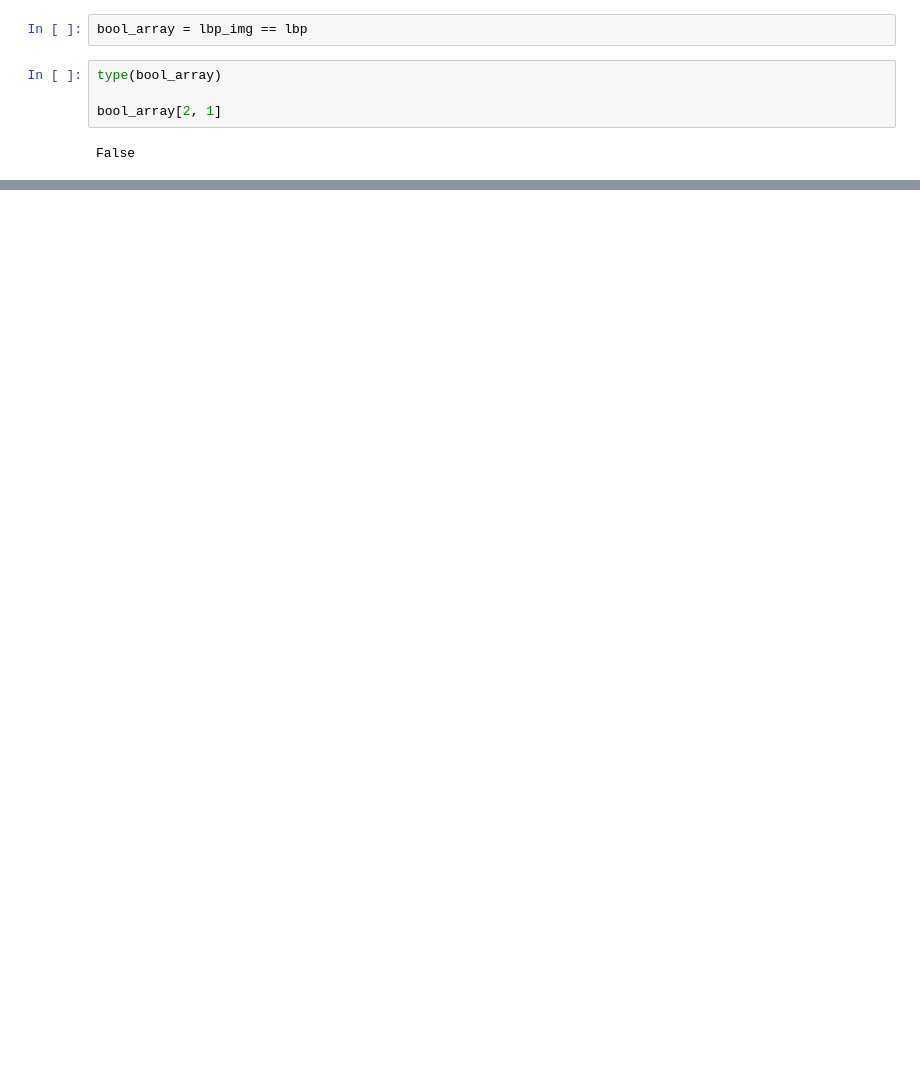
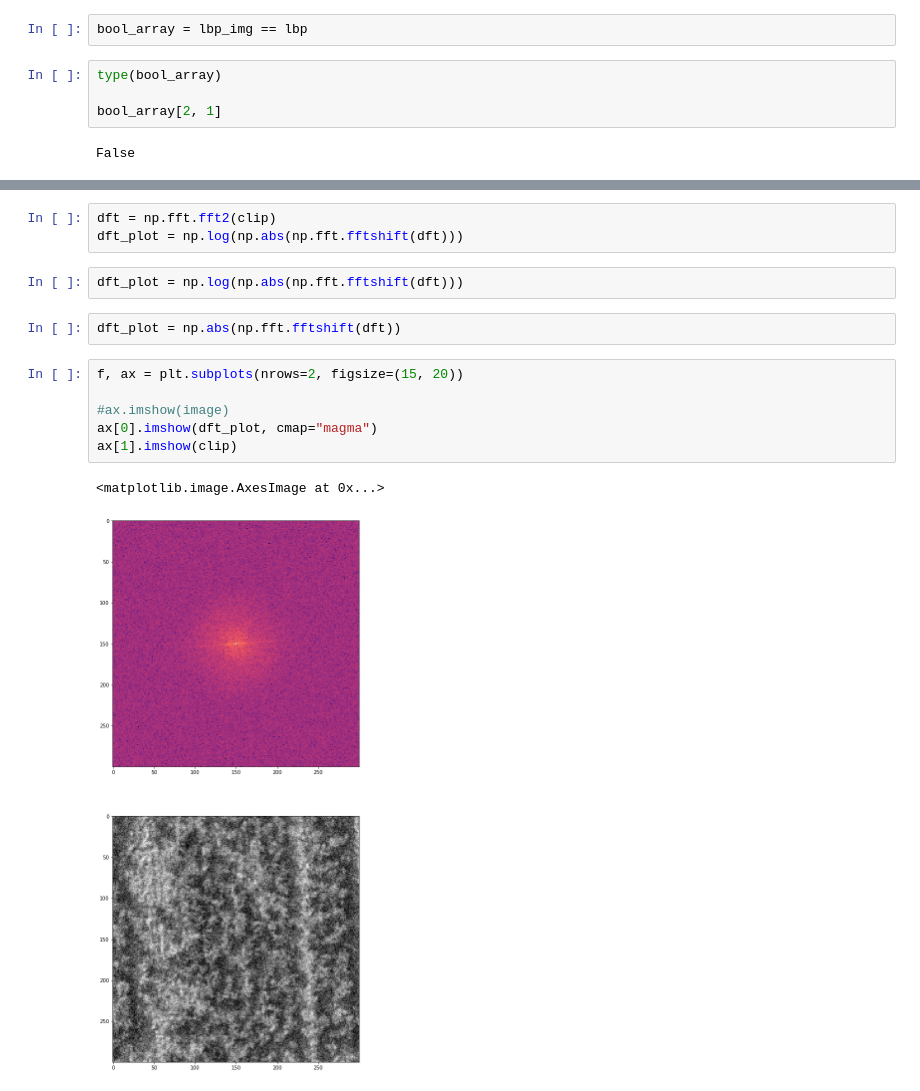
Before and after one commit to H-Reinarz/TextureSeg-Notebooks, a Jupyter notebook: test_lbp_correlation.ipynb, the cells around one changed output, grey strips where cells are left out. Saved outputs shown, nothing was run; the diff lists cells and outputs as text; blank space fills up the shorter version.

```diff
--- a/test_lbp_correlation.ipynb
+++ b/test_lbp_correlation.ipynb
@@ -92,0 +140,16 @@ False
+# %%
+dft = np.fft.fft2(clip)
+dft_plot = np.log(np.abs(np.fft.fftshift(dft)))
+# %%
+dft_plot = np.log(np.abs(np.fft.fftshift(dft)))
+# %%
+dft_plot = np.abs(np.fft.fftshift(dft))
+# %%
+f, ax = plt.subplots(nrows=2, figsize=(15, 20))
+
+#ax.imshow(image)
+ax[0].imshow(dft_plot, cmap="magma")
+ax[1].imshow(clip)
+# %% [output]
+<matplotlib.image.AxesImage at 0x...>
+[figure, added]
```
Also changed, not shown: parts of 16 cells of this notebook.
